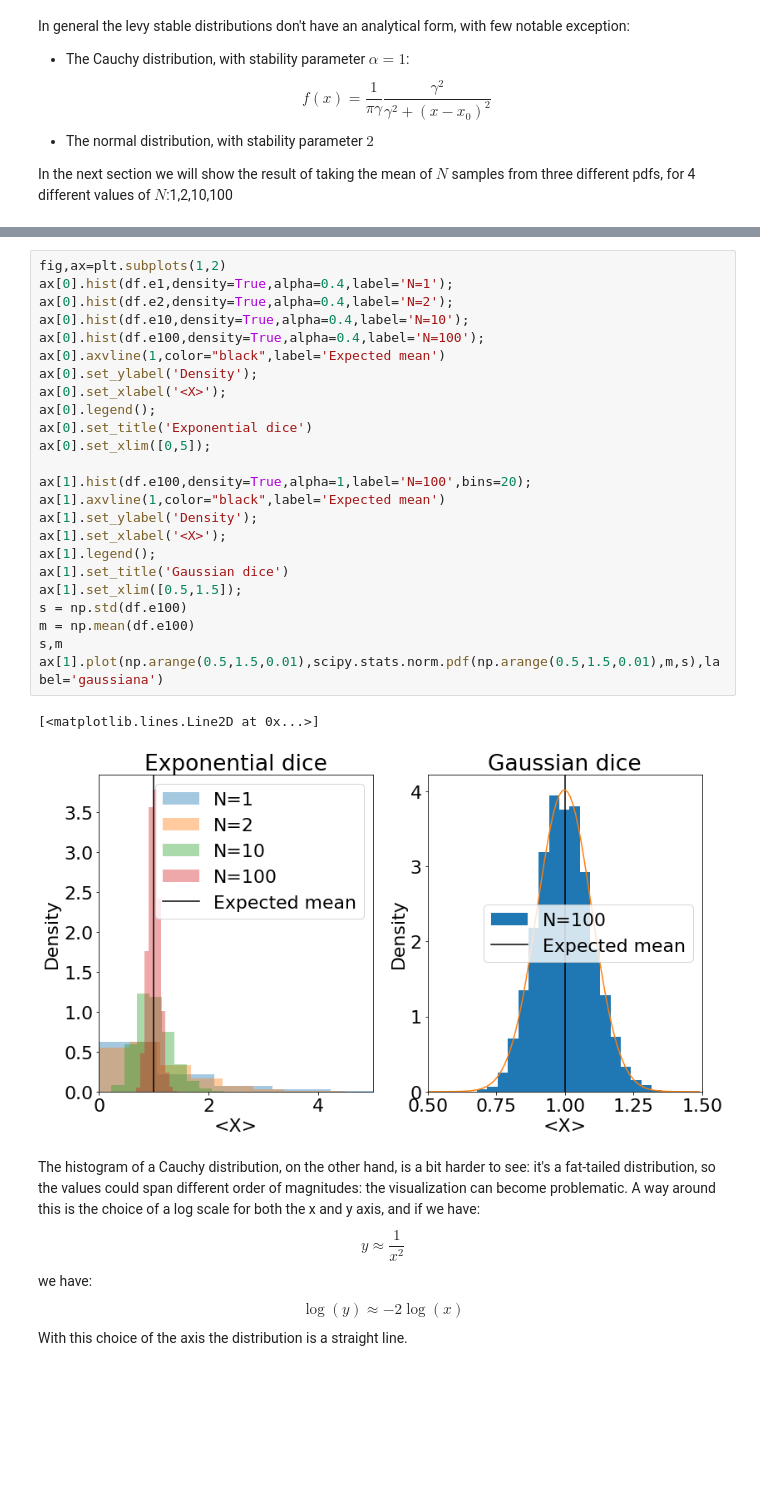
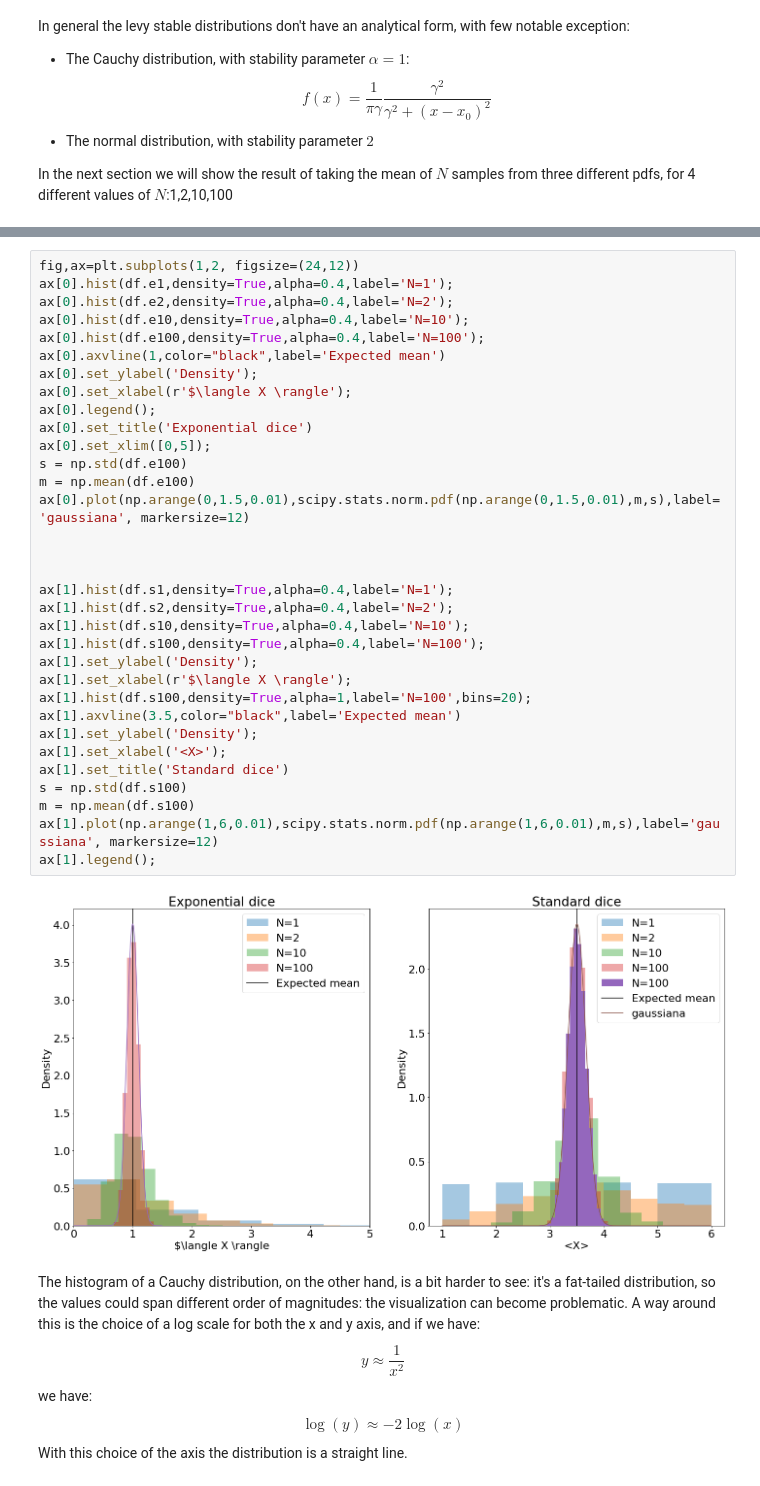
Before and after one commit to EColnaghi/LSN, a Jupyter notebook: Esercitazione1/Esercitazione1.ipynb, the cells around one changed output, grey strips where cells are left out. Drawn from its saved outputs; the diff is of its cells as text; blank space fills up the shorter version.

```diff
--- a/Esercitazione1/Esercitazione1.ipynb
+++ b/Esercitazione1/Esercitazione1.ipynb
@@ -116,30 +120,38 @@ df.head(10)
 # %%
-fig,ax=plt.subplots(1,2)
+fig,ax=plt.subplots(1,2, figsize=(24,12))
 ax[0].hist(df.e1,density=True,alpha=0.4,label='N=1');
 ax[0].hist(df.e2,density=True,alpha=0.4,label='N=2');
 ax[0].hist(df.e10,density=True,alpha=0.4,label='N=10');
 ax[0].hist(df.e100,density=True,alpha=0.4,label='N=100');
 ax[0].axvline(1,color="black",label='Expected mean')
 ax[0].set_ylabel('Density');
-ax[0].set_xlabel('<X>');
+ax[0].set_xlabel(r'$\langle X \rangle');
 ax[0].legend();
 ax[0].set_title('Exponential dice')
 ax[0].set_xlim([0,5]);
+s = np.std(df.e100)
+m = np.mean(df.e100)
+ax[0].plot(np.arange(0,1.5,0.01),scipy.stats.norm.pdf(np.arange(0,1.5,0.01),m,s),label='gaussiana', markersize=12)
 
-ax[1].hist(df.e100,density=True,alpha=1,label='N=100',bins=20);
-ax[1].axvline(1,color="black",label='Expected mean')
+
+
+ax[1].hist(df.s1,density=True,alpha=0.4,label='N=1');
+ax[1].hist(df.s2,density=True,alpha=0.4,label='N=2');
+ax[1].hist(df.s10,density=True,alpha=0.4,label='N=10');
+ax[1].hist(df.s100,density=True,alpha=0.4,label='N=100');
+ax[1].set_ylabel('Density');
+ax[1].set_xlabel(r'$\langle X \rangle');
+ax[1].hist(df.s100,density=True,alpha=1,label='N=100',bins=20);
+ax[1].axvline(3.5,color="black",label='Expected mean')
 ax[1].set_ylabel('Density');
 ax[1].set_xlabel('<X>');
+ax[1].set_title('Standard dice')
+s = np.std(df.s100)
+m = np.mean(df.s100)
+ax[1].plot(np.arange(1,6,0.01),scipy.stats.norm.pdf(np.arange(1,6,0.01),m,s),label='gaussiana', markersize=12)
 ax[1].legend();
-ax[1].set_title('Gaussian dice')
-ax[1].set_xlim([0.5,1.5]);
-s = np.std(df.e100)
-m = np.mean(df.e100)
-s,m
-ax[1].plot(np.arange(0.5,1.5,0.01),scipy.stats.norm.pdf(np.arange(0.5,1.5,0.01),m,s),label='gaussiana')
 # %% [output]
-[<matplotlib.lines.Line2D at 0x...>]
-[figure, old version]
+[figure, new version]
 # %% [markdown]
 The histogram of a Cauchy distribution, on the other hand, is a bit harder to see: it's a fat-tailed distribution, so the values could span different order of magnitudes: the visualization can become problematic. A way around this is the choice of a log scale for both the x and y axis, and if we have:
 $$y\approx \frac{1}{x^{2}}$$
```
Also changed, not shown: parts of 4 cells of this notebook, 24 other files.
